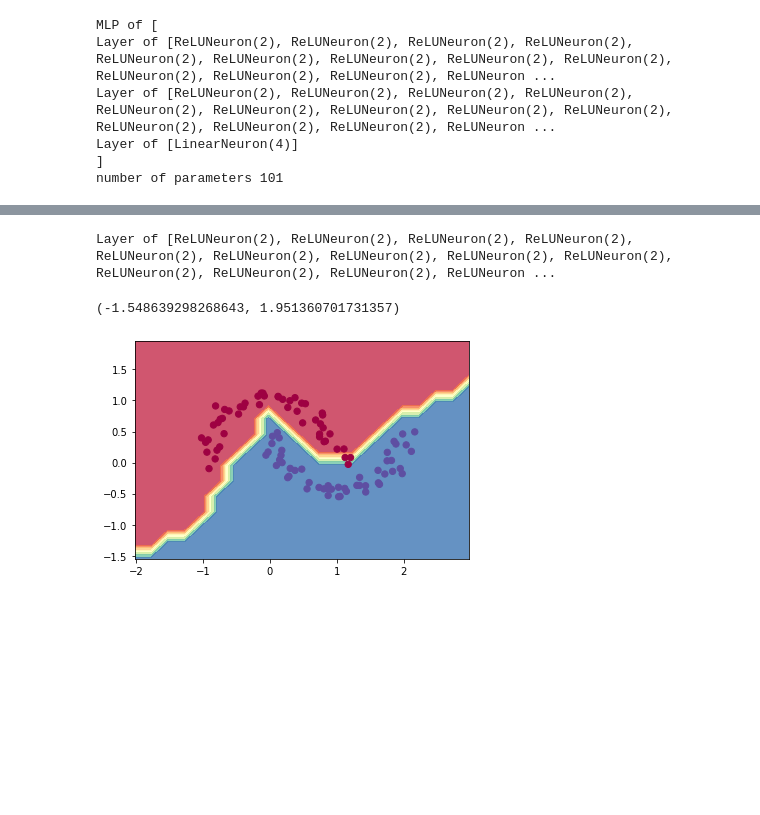
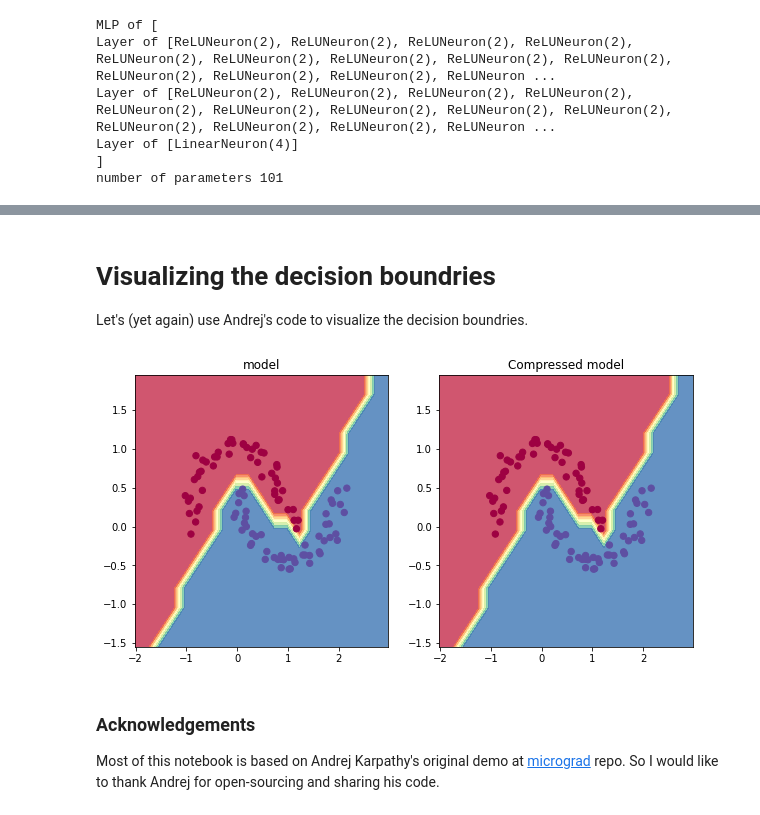
Before and after one commit to evcu/micrograd, a Jupyter notebook: sparse-demo.ipynb, the cells around one changed output, grey strips where cells are left out. Saved outputs shown, nothing was run; the diff lists cells and outputs as text; code cells hidden in the pictures; blank space fills up the shorter version.

Commit message:
Finalizing the notebook

```diff
--- a/sparse-demo.ipynb
+++ b/sparse-demo.ipynb
@@ -355,5 +358,6 @@ Removing dead units we are left with a much more compact 12,4,1 architecture.
 # %%
-new_model = rigl.strip_deadneurons(model)
+from micrograd.rigl import strip_deadneurons
+new_model = strip_deadneurons(model)
 print(new_model)
 draw_topology(new_model, rankdir='TB')
 # %% [output]
@@ -361,26 +370,32 @@ NameError: ignored
-# %%
-model.layers[0]
-# %% [output]
-Layer of [ReLUNeuron(2), ReLUNeuron(2), ReLUNeuron(2), ReLUNeuron(2), ReLUNeuron(2), ReLUNeuron(2), ReLUNeuron(2), ReLUNeuron(2), ReLUNeuron(2), ReLUNeuron(2), ReLUNeuron(2), ReLUNeuron(2), ReLUNeuron ...
+# %% [markdown]
+# Visualizing the decision boundries
+Let's (yet again) use Andrej's code to visualize the decision boundries.
 # %%
 # visualize decision boundary
 
 h = 0.25
 x_min, x_max = X[:, 0].min() - 1, X[:, 0].max() + 1
 y_min, y_max = X[:, 1].min() - 1, X[:, 1].max() + 1
 xx, yy = np.meshgrid(np.arange(x_min, x_max, h),
                      np.arange(y_min, y_max, h))
 Xmesh = np.c_[xx.ravel(), yy.ravel()]
+Zs = []
 inputs = [list(map(Value, xrow)) for xrow in Xmesh]
-scores = list(map(model, inputs))
-Z = np.array([s.data > 0 for s in scores])
-Z = Z.reshape(xx.shape)
+for m in [model, new_model]:
+  scores = list(map(m, inputs))
+  Z = np.array([s.data > 0 for s in scores])
+  Zs.append(Z.reshape(xx.shape))
 
-fig = plt.figure()
-plt.contourf(xx, yy, Z, cmap=plt.cm.Spectral, alpha=0.8)
-plt.scatter(X[:, 0], X[:, 1], c=y, s=40, cmap=plt.cm.Spectral)
-plt.xlim(xx.min(), xx.max())
-plt.ylim(yy.min(), yy.max())
+fig, axs = plt.subplots(1, 2, figsize=(10,5))
+for i, key in enumerate(['model', 'Compressed model']):
+  plt.axes(axs[i])
+  plt.contourf(xx, yy, Zs[i], cmap=plt.cm.Spectral, alpha=0.8)
+  plt.scatter(X[:, 0], X[:, 1], c=y, s=40, cmap=plt.cm.Spectral)
+  plt.xlim(xx.min(), xx.max())
+  plt.ylim(yy.min(), yy.max())
+  plt.title(key)
 # %% [output]
-(-1.548639298268643, 1.951360701731357)
-[figure, old version]
+[figure, new version]
+# %% [markdown]
+### Acknowledgements
+Most of this notebook is based on Andrej Karpathy's original demo at [micrograd](https://github.com/karpathy/micrograd) repo. So I would like to thank Andrej for open-sourcing and sharing his code.
```
Also changed, not shown: parts of 10 cells of this notebook.
